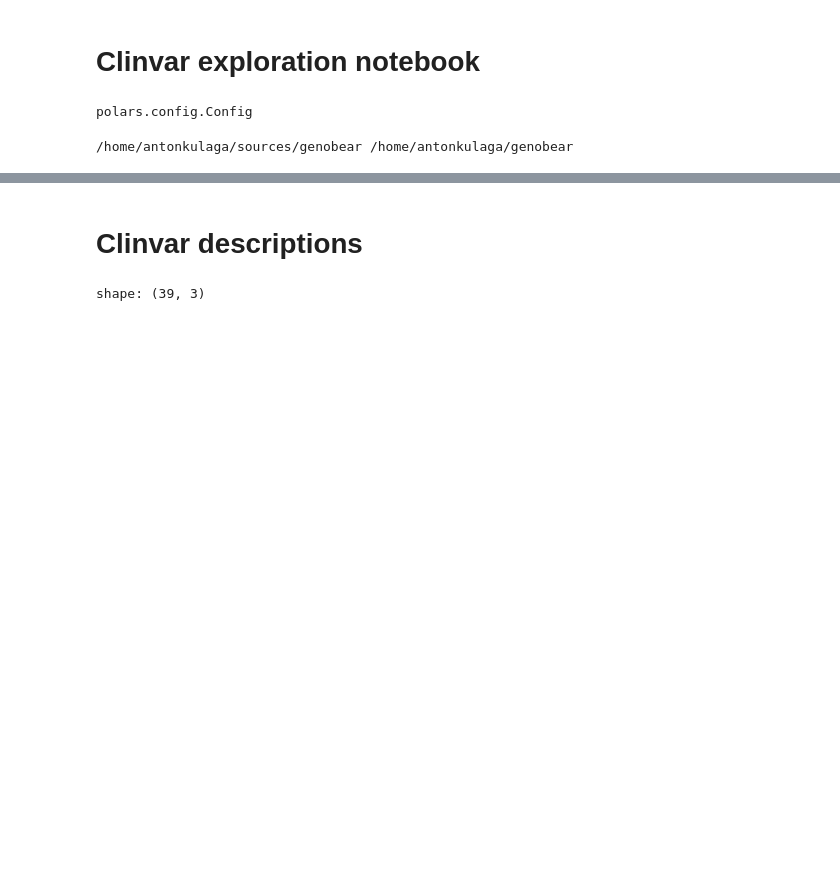
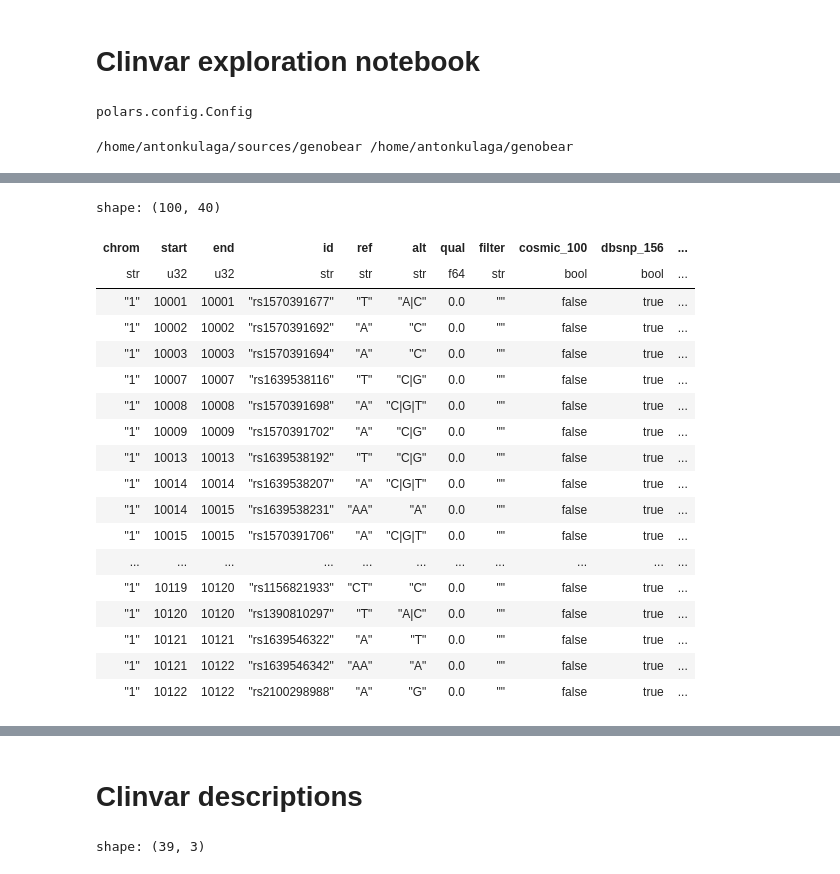
Before and after one commit to dna-seq/genobear, a Jupyter notebook: notebooks/clinvar_notebook.ipynb, the cells around one changed output, grey strips where cells are left out. Saved outputs shown, nothing was run; the diff lists cells and outputs as text; code cells hidden in the pictures; blank space fills up the shorter version.

```diff
--- a/notebooks/clinvar_notebook.ipynb
+++ b/notebooks/clinvar_notebook.ipynb
@@ -29,0 +133,25 @@ import genobear as gb
+# %%
+import genobear as gb
+
+df_1 = gb.read_vcf_file(chr1)
+df_1.head(100).collect()
+# %% [output]
+shape: (100, 40)
+| chrom | start | end | id | ref | alt | qual | filter | cosmic_100 | dbsnp_156 | ... |
+| str | u32 | u32 | str | str | str | f64 | str | bool | bool | ... |
+| "1" | 10001 | 10001 | "rs1570391677" | "T" | "A|C" | 0.0 | "" | false | true | ... |
+| "1" | 10002 | 10002 | "rs1570391692" | "A" | "C" | 0.0 | "" | false | true | ... |
+| "1" | 10003 | 10003 | "rs1570391694" | "A" | "C" | 0.0 | "" | false | true | ... |
+| "1" | 10007 | 10007 | "rs1639538116" | "T" | "C|G" | 0.0 | "" | false | true | ... |
+| "1" | 10008 | 10008 | "rs1570391698" | "A" | "C|G|T" | 0.0 | "" | false | true | ... |
+| "1" | 10009 | 10009 | "rs1570391702" | "A" | "C|G" | 0.0 | "" | false | true | ... |
+| "1" | 10013 | 10013 | "rs1639538192" | "T" | "C|G" | 0.0 | "" | false | true | ... |
+| "1" | 10014 | 10014 | "rs1639538207" | "A" | "C|G|T" | 0.0 | "" | false | true | ... |
+| "1" | 10014 | 10015 | "rs1639538231" | "AA" | "A" | 0.0 | "" | false | true | ... |
+| "1" | 10015 | 10015 | "rs1570391706" | "A" | "C|G|T" | 0.0 | "" | false | true | ... |
+| ... | ... | ... | ... | ... | ... | ... | ... | ... | ... | ... |
+| "1" | 10119 | 10120 | "rs1156821933" | "CT" | "C" | 0.0 | "" | false | true | ... |
+| "1" | 10120 | 10120 | "rs1390810297" | "T" | "A|C" | 0.0 | "" | false | true | ... |
+| "1" | 10121 | 10121 | "rs1639546322" | "A" | "T" | 0.0 | "" | false | true | ... |
+| "1" | 10121 | 10122 | "rs1639546342" | "AA" | "A" | 0.0 | "" | false | true | ... |
+| "1" | 10122 | 10122 | "rs2100298988" | "A" | "G" | 0.0 | "" | false | true | ... |
```
Also changed, not shown: parts of 24 cells of this notebook, 19 other files.
